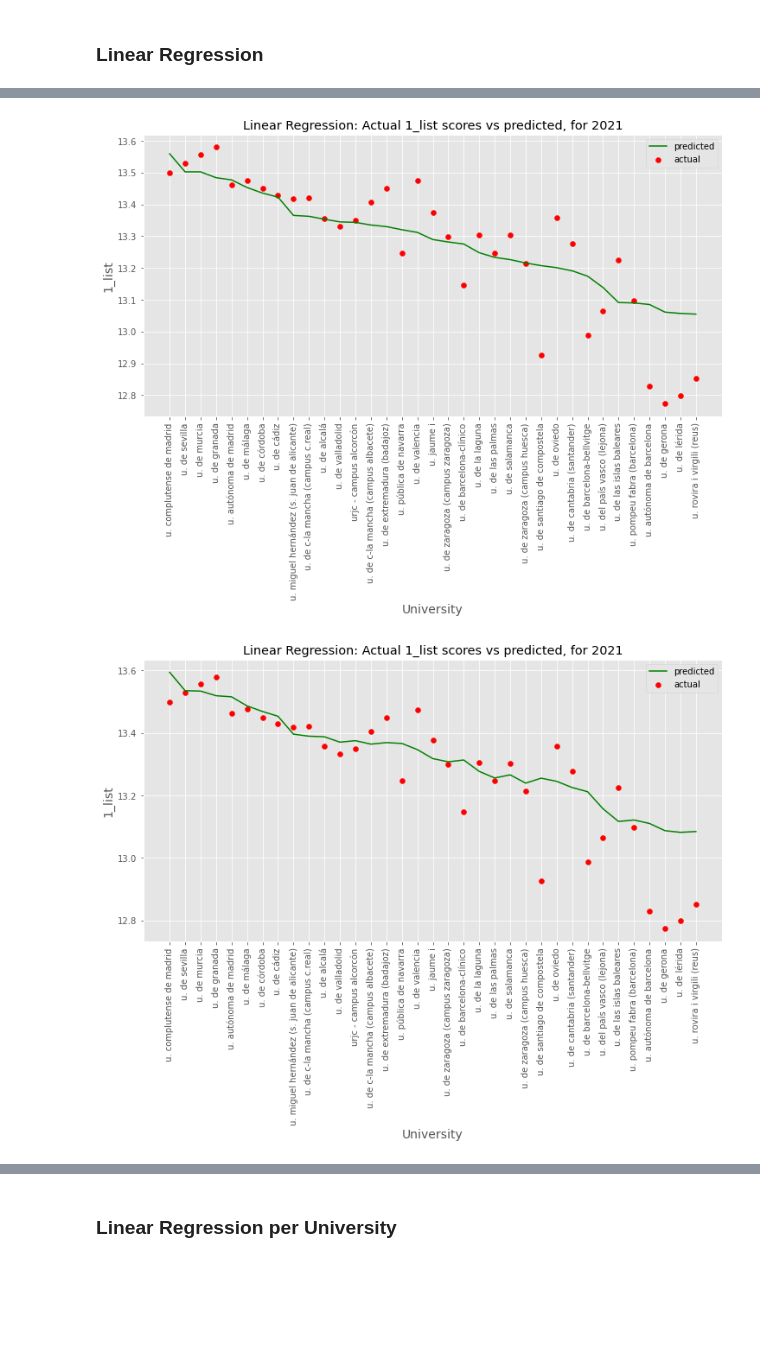
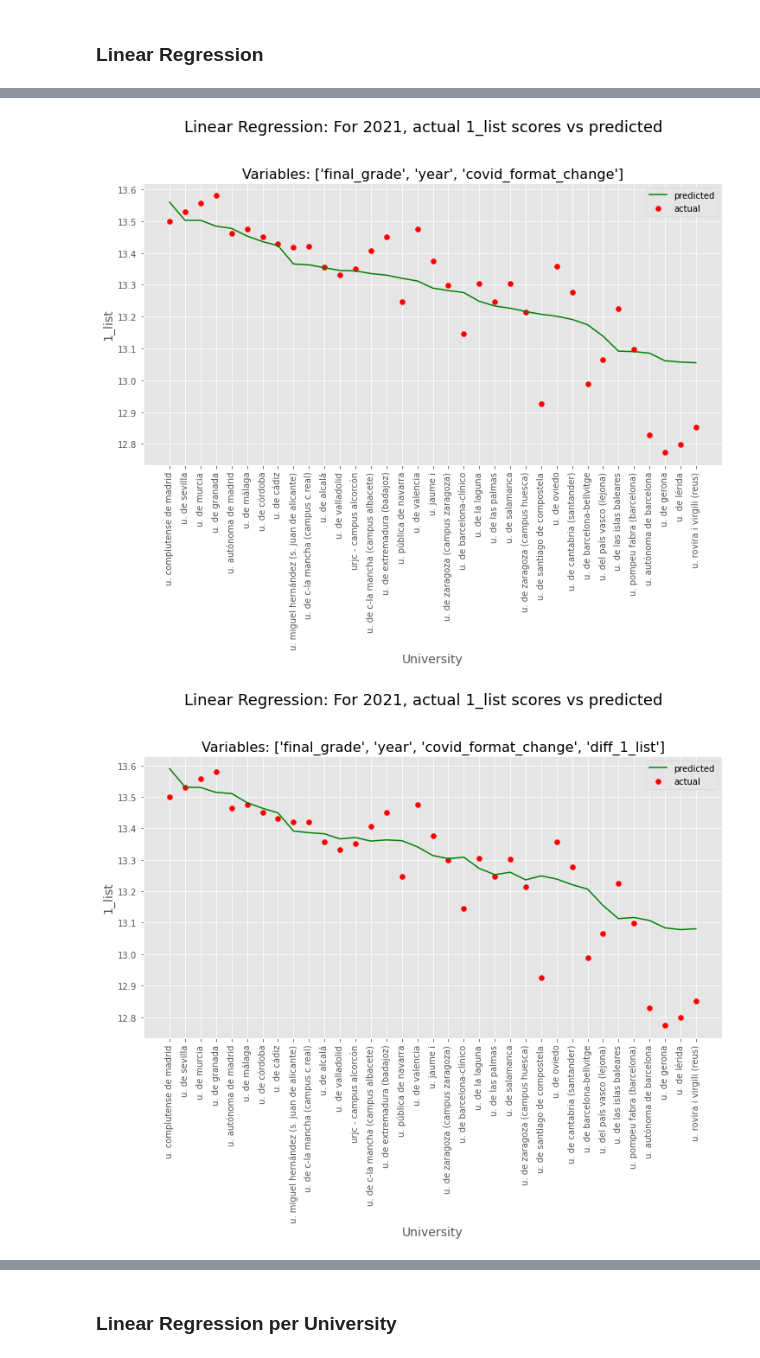
Before and after one commit to MiguelMonederoRubio/MasterDataScience_FinalProject_TFM, a Jupyter notebook: Prediction_Medicine_Selectivity_Scores.ipynb, the cells around one changed output, grey strips where cells are left out. Drawn from its saved outputs; the diff is of its cells as text; code cells hidden in the pictures; blank space fills up the shorter version.

```diff
--- a/Prediction_Medicine_Selectivity_Scores.ipynb
+++ b/Prediction_Medicine_Selectivity_Scores.ipynb
@@ -779,2 +716,16 @@ from sklearn.metrics import mean_absolute_error, mean_squared_error
+# %%
+def plot_actual_vs_predicted(title_string, subtitle_string, y_test, y_predict):
+    # visualize the predicted score as a line on the test set
+    plt.figure(figsize=(12,6))
+    plt.scatter(dfs_unified[dfs_unified['year'] == 2021]['university'], y_test, color = 'red', label = 'actual')
+    plt.plot(dfs_unified[dfs_unified['year'] == 2021]['university'], y_predict, color='g', label = 'predicted')
+    plt.xlabel('University', fontsize = 14)
+    plt.ylabel('1_list', fontsize = 14)
+    plt.xticks(rotation=90)
+    plt.suptitle(title_string, y=1.05, fontsize=18)
+    plt.title(subtitle_string, fontsize=16)
+    plt.legend()
+    plt.style.use('ggplot')
+    plt.show()
 # %%
 results_models = pd.DataFrame(columns=['model_name_variables', 'MSE', 'RMSE', 'MAE'])
@@ -809,16 +803,6 @@ def linear_regression(X_var, model_name_variables):
 
     results_models.loc[model_name_variables] = [model_name_variables, mse, rmse, mae]
 
-    # visualize the predicted score as a line on the test set
-    plt.figure(figsize=(12,6))
-    plt.scatter(dfs_unified[dfs_unified['year'] == 2021]['university'], y_test, color = 'red', label = 'actual')
-    plt.plot(dfs_unified[dfs_unified['year'] == 2021]['university'], y_predict, color='g', label = 'predicted')
-    plt.xlabel('University', fontsize = 14)
-    plt.ylabel('1_list', fontsize = 14)
-    plt.xticks(rotation=90)
-    plt.title('Linear Regression: Actual 1_list scores vs predicted, for 2021')
-    plt.legend()
-    plt.style.use('ggplot')
-    plt.show()
+    plot_actual_vs_predicted('Linear Regression: For 2021, actual 1_list scores vs predicted', f'Variables: {X_var}', y_test, y_predict)
 # %%
 # using only "final_grade" variable
@@ -834,9 +819,9 @@ linear_regression(['final_grade', 'year'], 'linear_regression_final_grade_year')
 # using "final_grade", "year" and "covid_format_change" variables
 linear_regression(['final_grade', 'year', 'covid_format_change'], 'linear_regression_final_grade_year_covid')
 # %% [output]
-[figure, old version]
+[figure, new version]
 # %%
-# using "final_grade", "year", "covid_format_change" and "growth_1_list"  variables
-linear_regression(['final_grade', 'year', 'covid_format_change', 'growth_1_list'], 'linear_regression_final_grade_year_covid_growth_1_list')
+# using "final_grade", "year", "covid_format_change" and "diff_1_list"  variables
+linear_regression(['final_grade', 'year', 'covid_format_change', 'diff_1_list'], 'linear_regression_final_grade_year_covid_diff_1_list')
 # %% [output]
-[figure, old version]
+[figure, new version]
```
Also changed, not shown: parts of 93 cells of this notebook, 10 other files.
